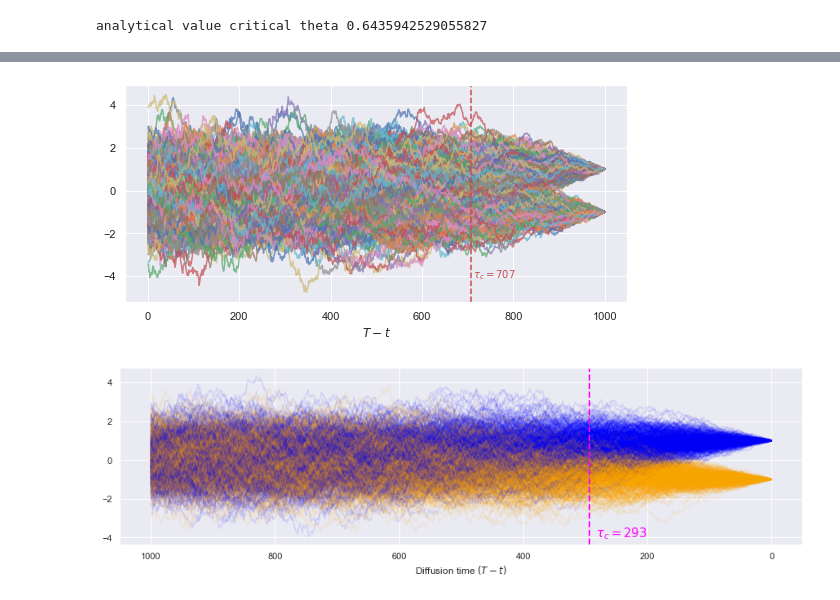
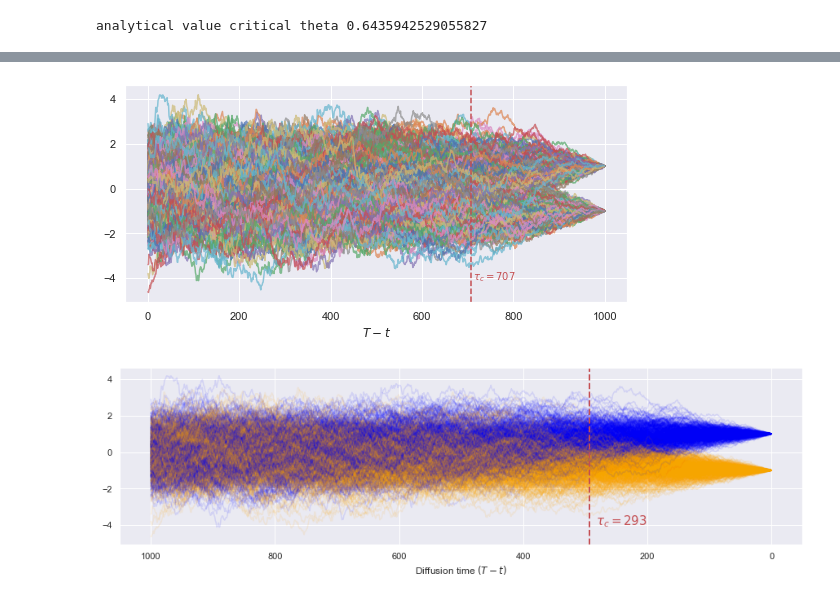
Before and after one commit to gabrielraya/symmetry_breaking_diffusion_models, a Jupyter notebook: notebooks/1d_example.ipynb, the cells around one changed output, grey strips where cells are left out. Cells and saved outputs as stored; diff of their text form; code cells hidden in the pictures.

```diff
--- a/notebooks/1d_example.ipynb
+++ b/notebooks/1d_example.ipynb
@@ -678,4 +660,7 @@ Us = euler_maruyama(u0=batch, SDE=sde)
 # %%
+sde = VP_SDE(beta_min=0.1, beta_max=20, N=1000, T=1)
+Us = euler_maruyama(u0=batch, SDE=sde)
+
 fig = plt.figure(figsize = (9,4))
 plt.plot(np.flip(Us, axis=0), alpha=0.7)
 plt.axvline(x=707, color='r', linestyle='--')
@@ -685,30 +670,30 @@ plt.xlabel(r'$T - t$')
 fig.savefig(os.path.join(os.path.join(eval_dir,"./2D_forward_trajectory_delta_flipped.png")),  dpi=300, format='png', bbox_inches='tight')
 plt.show()
 # %% [output]
-[figure, old version]
+[figure, new version]
 # %%
 from cycler import cycler
 
 # Define the colors to use for the trajectories
 my_colors = np.array(['aqua', 'orange'])
 my_colors = np.array(['blue', 'orange'])
 
 # Determine the colors for all trajectories at once using vectorization
 color_idxs = np.where(Us[0, :] == 1, 0, 1)
 colors_vec = my_colors[color_idxs]
 custom_cycler = cycler(color=colors_vec)
 
 fig, ax = plt.subplots(figsize = (15,4))
 ax.set_prop_cycle(custom_cycler)
 ax.plot(Us, alpha=0.1)
 plt.gca().invert_xaxis()
 
-plt.axvline(x=1000-707, color='Magenta', linestyle='--', linewidth=2)
-plt.text(1000-tc-10, -4., r'$\tau_c={}$'.format(1000-tc), color='Magenta',fontsize=15)
+plt.axvline(x=1000-707, color='r', linestyle='--', linewidth=2)
+plt.text(1000-tc-10, -4., r'$\tau_c={}$'.format(1000-tc), color='r',fontsize=15)
 plt.xlabel("Diffusion time $(T-t)$")
 
 fig.savefig(os.path.join(os.path.join(eval_dir,"./2D_forward_trajectory_delta_flipped_colors.png")),  dpi=300, format='png', bbox_inches='tight')
 #
 plt.show()
 # %% [output]
-[figure, old version]
+[figure, new version]
```
Also changed, not shown: parts of 49 cells of this notebook, 2 other files.
